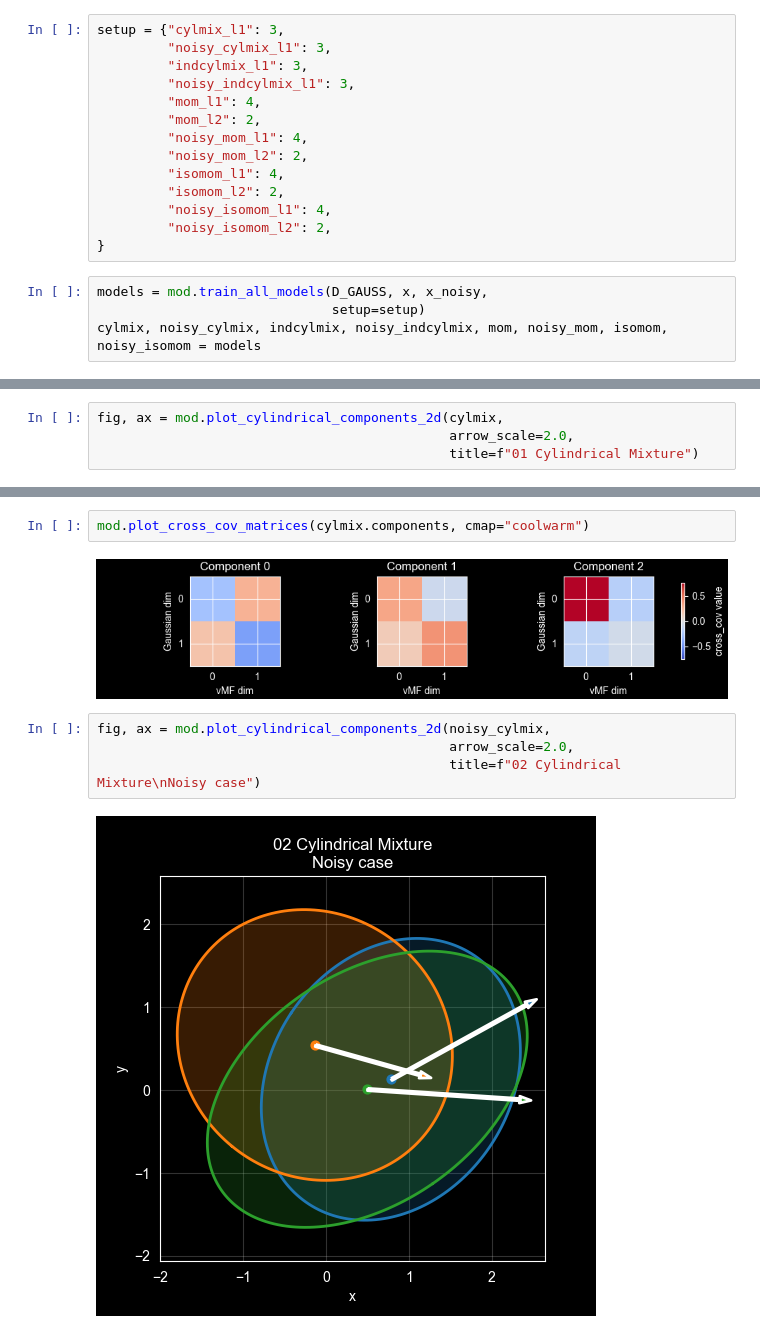
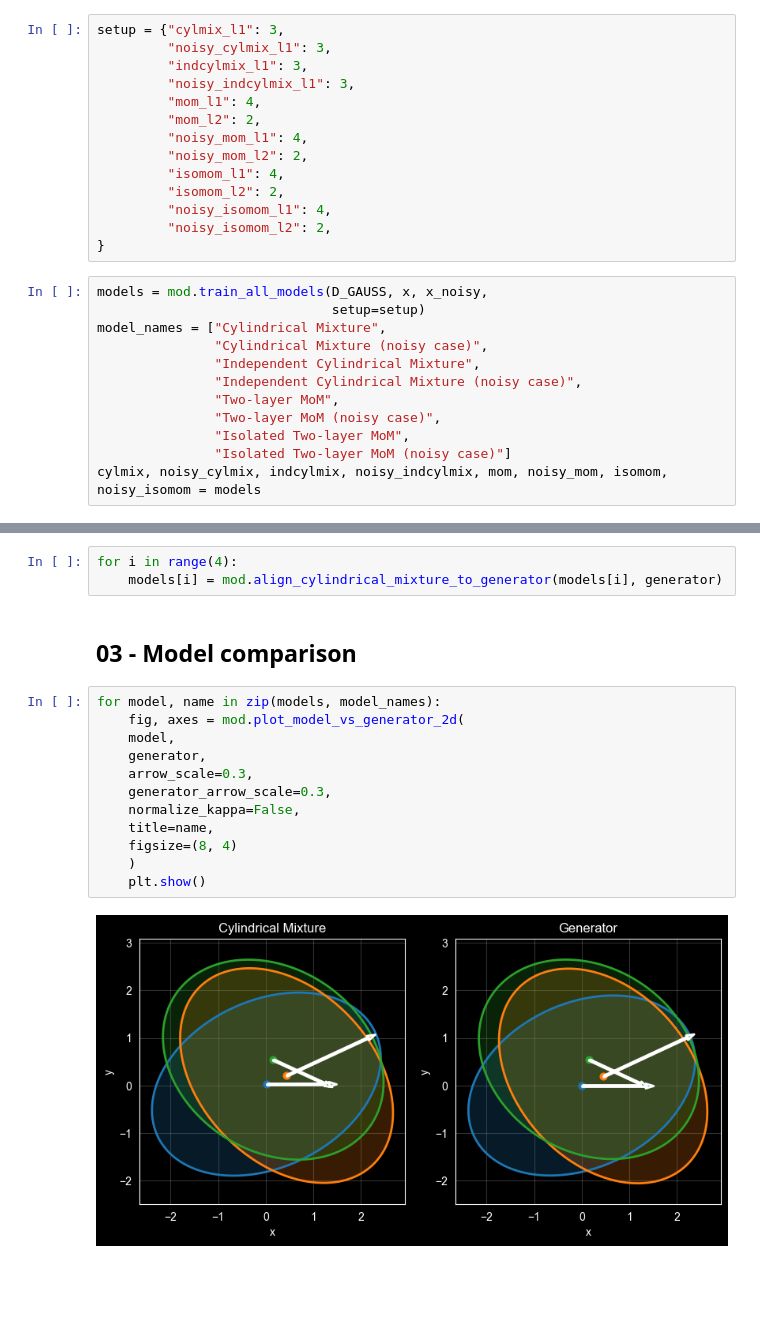
Before and after one commit to Joaquin-Garay/cylindrical-data-lvm, a Jupyter notebook: experiment/synthetic_data/cylmix-2d-low-strong.ipynb, the cells around one changed output, grey strips where cells are left out. Saved outputs shown, nothing was run; the diff lists cells and outputs as text; blank space fills up the shorter version.

```diff
--- a/experiment/synthetic_data/cylmix-2d-low-strong.ipynb
+++ b/experiment/synthetic_data/cylmix-2d-low-strong.ipynb
@@ -113,6 +113,14 @@ setup = {"cylmix_l1": 3,
 # %%
 models = mod.train_all_models(D_GAUSS, x, x_noisy,
                               setup=setup)
+model_names = ["Cylindrical Mixture",
+               "Cylindrical Mixture (noisy case)",
+               "Independent Cylindrical Mixture",
+               "Independent Cylindrical Mixture (noisy case)",
+               "Two-layer MoM",
+               "Two-layer MoM (noisy case)",
+               "Isolated Two-layer MoM",
+               "Isolated Two-layer MoM (noisy case)"]
 cylmix, noisy_cylmix, indcylmix, noisy_indcylmix, mom, noisy_mom, isomom, noisy_isomom = models
 # %% [output]
 EM iterations
@@ -133,4 +138,0 @@ Isolation mixture of mixtures
-# %%
-fig, ax = mod.plot_cylindrical_components_2d(cylmix,
-                                             arrow_scale=2.0,
-                                             title=f"01 Cylindrical Mixture")
@@ -139,10 +139,19 @@ fig, ax = mod.plot_cylindrical_components_2d(cylmix,
-# %%
-mod.plot_cross_cov_matrices(cylmix.components, cmap="coolwarm")
-# %% [output]
-[figure, removed]
-# %%
-fig, ax = mod.plot_cylindrical_components_2d(noisy_cylmix,
-                                             arrow_scale=2.0,
-                                             title=f"02 Cylindrical Mixture\nNoisy case")
-# %% [output]
-[figure, removed]
+# %%
+for i in range(4):
+    models[i] = mod.align_cylindrical_mixture_to_generator(models[i], generator)
+# %% [markdown]
+## 03 - Model comparison
+# %%
+for model, name in zip(models, model_names):
+    fig, axes = mod.plot_model_vs_generator_2d(
+    model,
+    generator,
+    arrow_scale=0.3,
+    generator_arrow_scale=0.3,
+    normalize_kappa=False,
+    title=name,
+    figsize=(8, 4)
+    )
+    plt.show()
+# %% [output]
+[figure, added]
```
Also changed, not shown: parts of 26 cells of this notebook.
